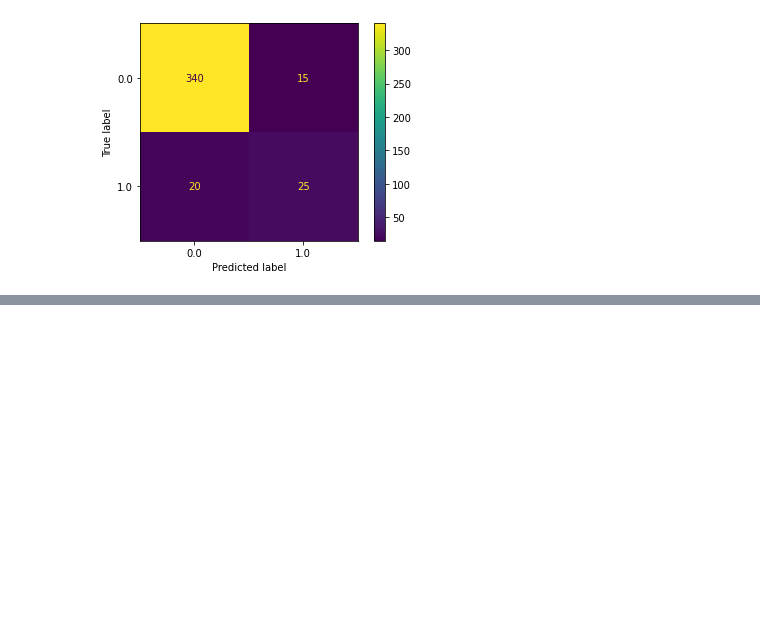
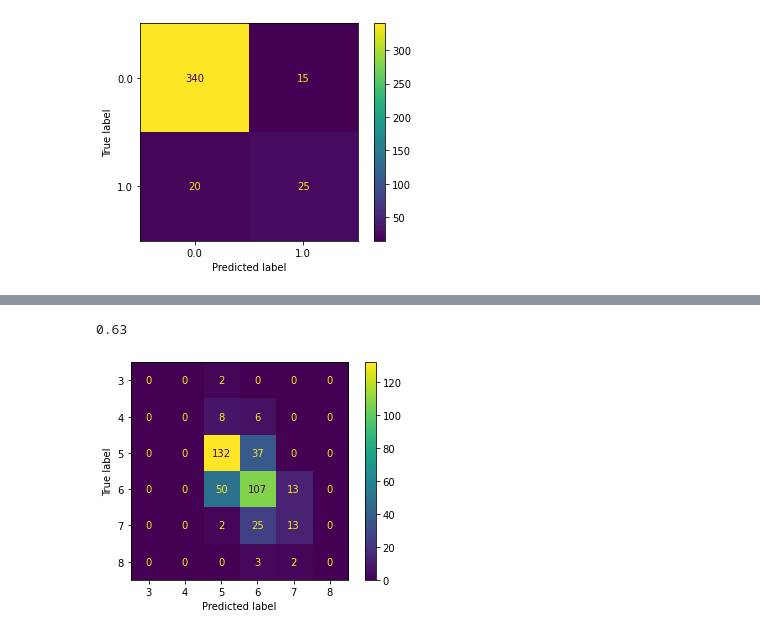
Before and after one commit to eliyanovva/wine-dataset-analysis, a Jupyter notebook: Models.ipynb, the cells around one changed output, grey strips where cells are left out. Cells and saved outputs as stored; diff of their text form; code cells hidden in the pictures; blank space fills up the shorter version.

```diff
--- a/Models.ipynb
+++ b/Models.ipynb
@@ -220,0 +267,11 @@ Feature 6 importance is:0.23 95% confidence interval: [0.14,0.32] (alcohol)
+# %%
+# Logistic Regression without oversampling
+
+classifier = LogisticRegression(max_iter=1000, multi_class='multinomial')
+classifier.fit(X_train, ytrain)
+predicted = classifier.predict(X_test)
+print(classifier.score(X_test, ytest))
+disp = metrics.ConfusionMatrixDisplay.from_predictions(ytest, predicted)
+# %% [output]
+0.63
+[figure, added]
```
Also changed, not shown: parts of 16 cells of this notebook.
